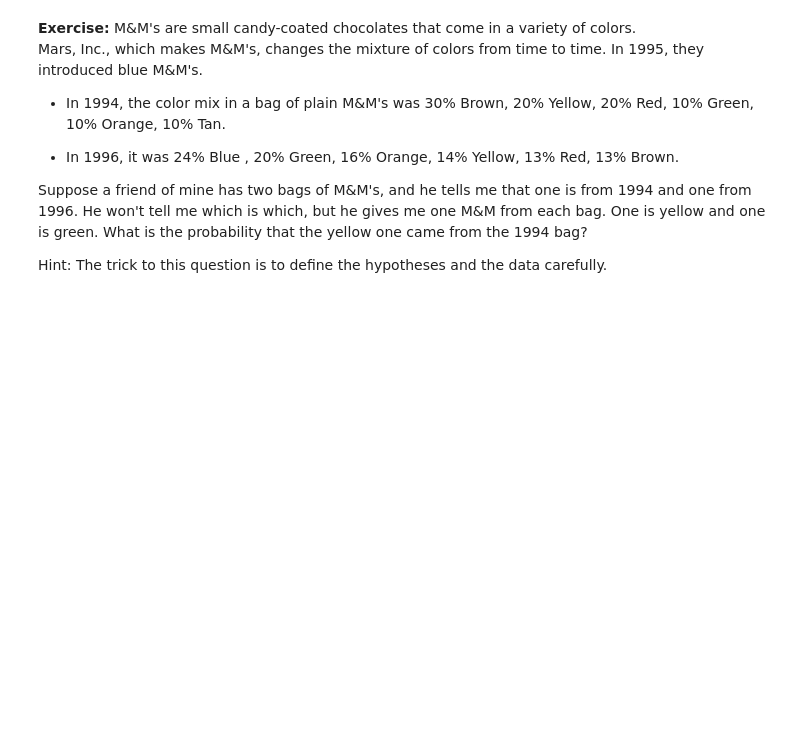
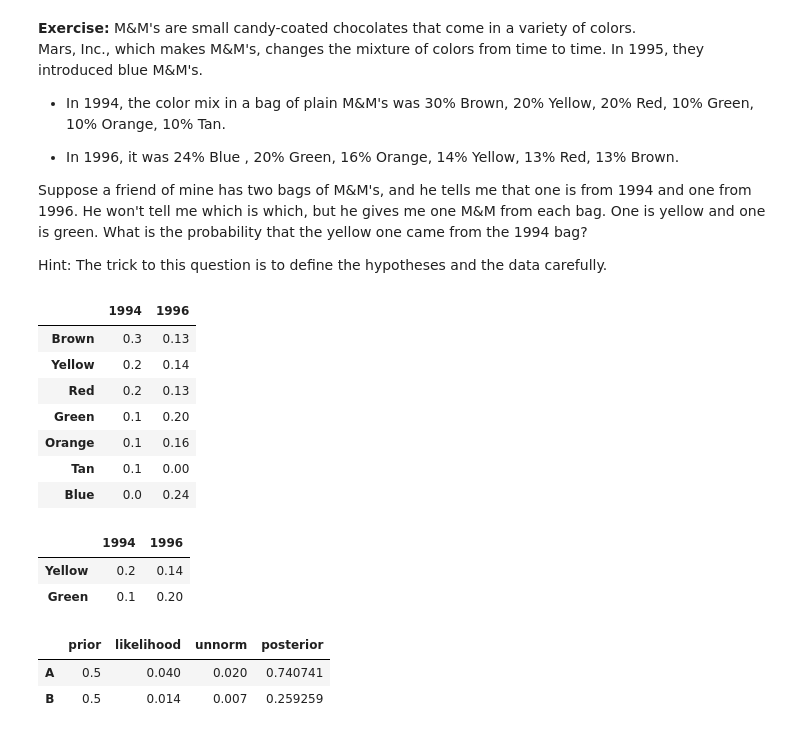
Before and after one commit to dmitrymailk/ThinkBayes2, a Jupyter notebook: notebooks/chap02.ipynb, the cells around one changed output. Drawn from its saved outputs; the diff is of its cells as text; code cells hidden in the pictures; blank space fills up the shorter version.

```diff
--- a/notebooks/chap02.ipynb
+++ b/notebooks/chap02.ipynb
@@ -412,0 +417,40 @@ Hint: The trick to this question is to define the hypotheses and the data carefu
+# %%
+# Solution goes here
+table8 = pd.DataFrame(index=["Brown","Yellow","Red","Green","Orange","Tan", "Blue",])
+table8['1994'] = 0.3, 0.2, 0.2, 0.1, 0.1, 0.1, 0
+table8['1996'] = 0.13, 0.14, 0.13, 0.20, 0.16, 0, 0.24
+table8
+# %% [output]
+|  | 1994 | 1996 |
+| Brown | 0.3 | 0.13 |
+| Yellow | 0.2 | 0.14 |
+| Red | 0.2 | 0.13 |
+| Green | 0.1 | 0.20 |
+| Orange | 0.1 | 0.16 |
+| Tan | 0.1 | 0.00 |
+| Blue | 0.0 | 0.24 |
+# %%
+# Solution goes here
+table8 = pd.DataFrame(index=["Yellow","Green"])
+table8['1994'] = 0.2, 0.1
+table8['1996'] = 0.14, 0.2
+table8
+# %% [output]
+|  | 1994 | 1996 |
+| Yellow | 0.2 | 0.14 |
+| Green | 0.1 | 0.20 |
+# %%
+# Hypotheses:
+# A: yellow from 94, green from 96
+# B: yellow from 96, green from 94
+
+table8 = pd.DataFrame(index=['A', 'B'])
+table8['prior'] = 1/2
+table8['likelihood'] = 0.2*0.2, 0.14*0.1
+
+update(table8)
+table8
+# %% [output]
+|  | prior | likelihood | unnorm | posterior |
+| A | 0.5 | 0.040 | 0.020 | 0.740741 |
+| B | 0.5 | 0.014 | 0.007 | 0.259259 |
```
Also changed, not shown: parts of 3 cells of this notebook.
